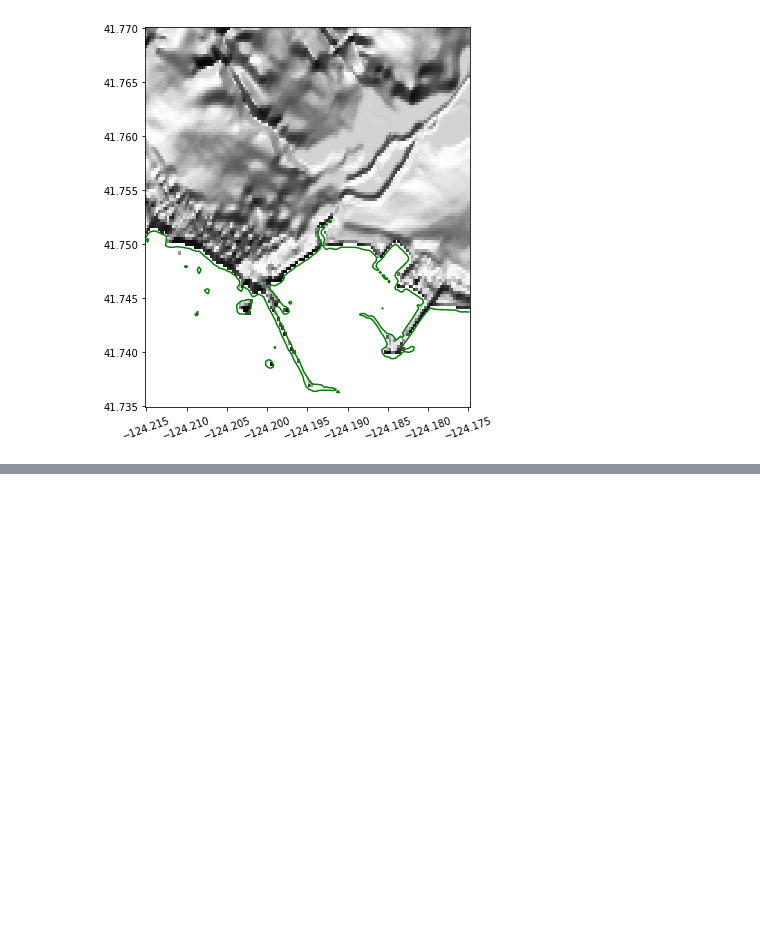
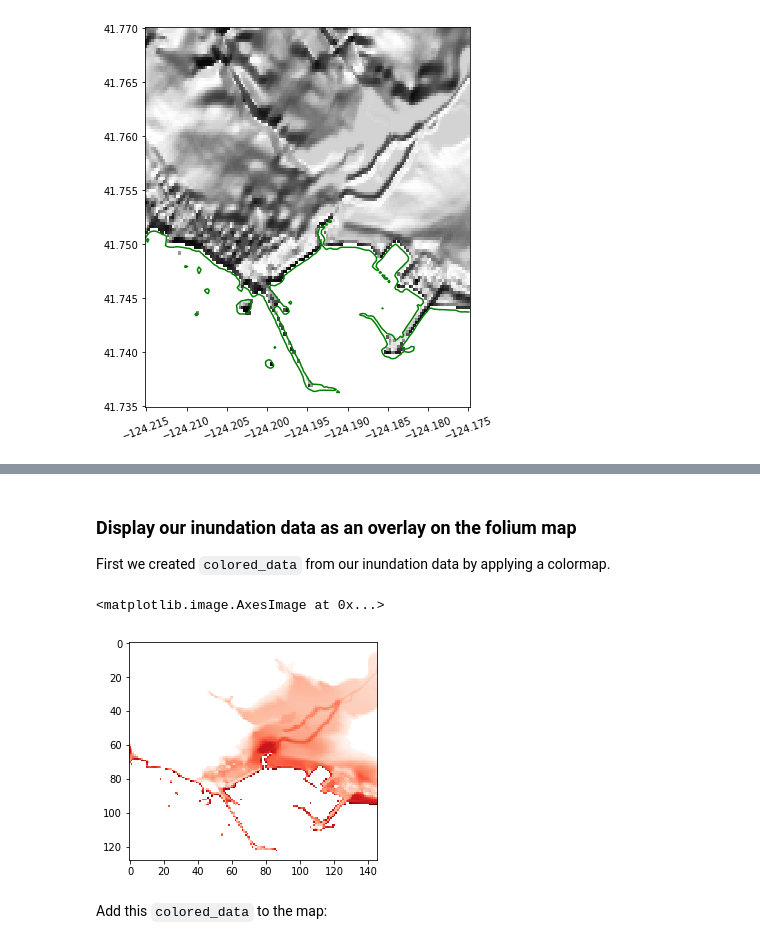
Before and after one commit to geohackweek/tutorial_contents, a Jupyter notebook: visualization/notebooks/Crescent_City_Inundation.ipynb, the cells around one changed output, grey strips where cells are left out. Drawn from its saved outputs; the diff is of its cells as text; code cells hidden in the pictures; blank space fills up the shorter version.

Commit message:
Add folium + raster plot to Crescent_City_Inundation

```diff
--- a/visualization/notebooks/Crescent_City_Inundation.ipynb
+++ b/visualization/notebooks/Crescent_City_Inundation.ipynb
@@ -302,0 +303,15 @@ m
+# %% [markdown]
+### Display our inundation data as an overlay on the folium map
+
+First we created `colored_data` from our inundation data by applying a colormap.
+# %%
+cmap = cm.get_cmap('Reds') # or set your own colormap
+data = np.flipud(hmax_onshore)  # flip the array in latitude direction
+normed_data = (data - data.min()) / (data.max() - data.min())
+colored_data = cmap(normed_data)
+plt.imshow(colored_data)
+# %% [output]
+<matplotlib.image.AxesImage at 0x...>
+[figure, added]
+# %% [markdown]
+Add this `colored_data` to the map:
```
Also changed, not shown: parts of 3 cells of this notebook.
